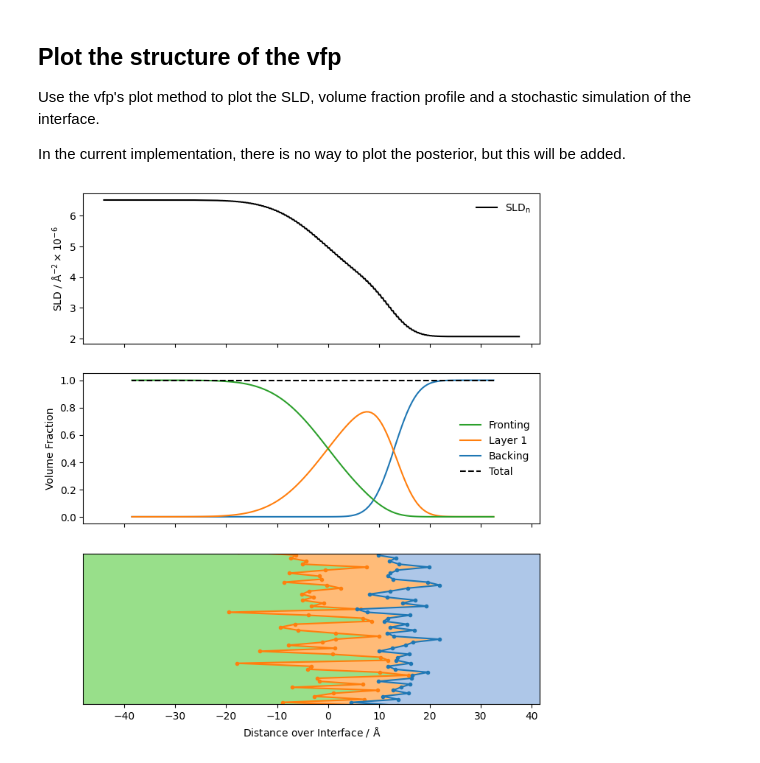
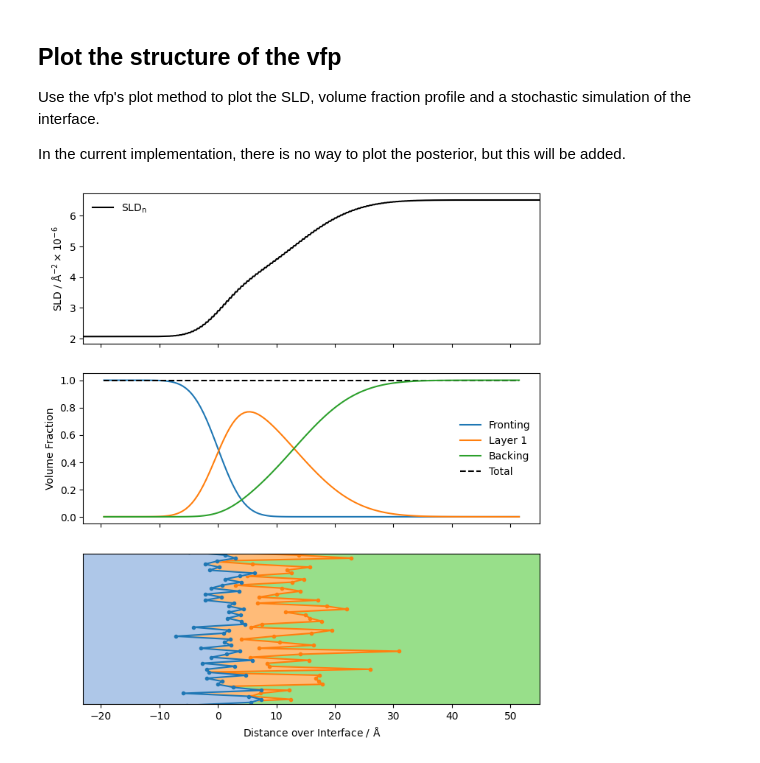
Before and after one commit to Armatron44/VFP, a Jupyter notebook: docs/vfp_with_refl1d.ipynb, the cells around one changed output. Saved outputs shown, nothing was run; the diff lists cells and outputs as text; code cells hidden in the pictures.

Commit message:
fix: use back_reflectivity=True in refl1d example.

```diff
--- a/docs/vfp_with_refl1d.ipynb
+++ b/docs/vfp_with_refl1d.ipynb
@@ -139,13 +170,13 @@ ddod.rho.range(6, 6.7)
 Parameter(ddod rho)
 # %%
 # define thickness and roughness parameters.
-SiO2_thick = Parameter(value=20, name='SiO2_thick', vary=True, bounds=(1, 30))
+SiO2_thick = Parameter(value=3, name='SiO2_thick', vary=True, bounds=(1, 30))
 gmo_thick = Parameter(value=20, name='gmo_thick', vary=True, bounds=(1, 30))
 
-Si_SiO2_rough = Parameter(value=3, name='Si_SiO2_rough', vary=True, bounds=(1, 10))
-SiO2_solv_rough = Parameter(5, name='SiO2_solv_rough', vary=True, bounds=(1, 10))
+Si_SiO2_rough = Parameter(value=4, name='Si_SiO2_rough', vary=True, bounds=(1, 10))
+SiO2_solv_rough = Parameter(2, name='SiO2_solv_rough', vary=True, bounds=(1, 10))
 
-SiO2_gmo_rough = SiO2_solv_rough # Parameter(name='SiO2_gmo_rough', constraint=SiO2_solv_rough)
+SiO2_gmo_rough = SiO2_solv_rough # set constraint.
 gmo_solv_rough = Parameter(5, name='gmo_solv_rough', vary=True, bounds=(1, 10))
 
 gmo_vf = Parameter(value=1, name='gmo_vf', vary=True, bounds=(0, 1))
@@ -181,23 +212,19 @@ list_of_roughnesses_gmo = [Si_SiO2_rough, SiO2_gmo_rough, gmo_solv_rough]
 # use the list of SLDs, thicknesses and roughnesses to define refnxVFP objects.
 dd_vfp_bare = vfp.refl1dVFP(nslds=dd_nslds,
                             thicknesses=list_of_thicknesses_bare,
-                            roughnesses=list_of_roughnesses_bare,
-                            orientation='back')
+                            roughnesses=list_of_roughnesses_bare)
 
 hd_vfp_bare = vfp.refl1dVFP(nslds=hd_nslds,
                             thicknesses=list_of_thicknesses_bare,
-                            roughnesses=list_of_roughnesses_bare,
-                            orientation='back')
+                            roughnesses=list_of_roughnesses_bare)
 
 dd_vfp_gmo = vfp.refl1dVFP(nslds=dd_gmo_nslds,
                            thicknesses=list_of_thicknesses_gmo,
-                           roughnesses=list_of_roughnesses_gmo,
-                           orientation='back')
+                           roughnesses=list_of_roughnesses_gmo)
 
 hd_vfp_gmo = vfp.refl1dVFP(nslds=hd_gmo_nslds,
                            thicknesses=list_of_thicknesses_gmo,
-                           roughnesses=list_of_roughnesses_gmo,
-                           orientation='back')
+                           roughnesses=list_of_roughnesses_gmo)
 # %%
 # see the parameters in the refnxVFP
 # these contain non varying parameters.
@@ -319,10 +345,10 @@ Use the vfp's plot method to plot the SLD, volume fraction profile and a stochas
 
 In the current implementation, there is no way to plot the posterior, but this will be added.
 # %%
-dd_vfp_bare.plot() # equivalent to glob_obj.objectives[0].model.structure.components[1].plot()
+dd_vfp_bare.plot(plots_required=["sld", "vfp", "surfaces"]) # equivalent to glob_obj.objectives[0].model.structure.components[1].plot()
 plt.show()
 # %% [output]
-[figure, old version]
+[figure, new version]
 # %%
 dd_vfp_gmo.plot() # equivalent to glob_obj.objectives[2].model.structure.components[1].plot()
 plt.show()
```
Also changed, not shown: parts of 13 cells of this notebook.
